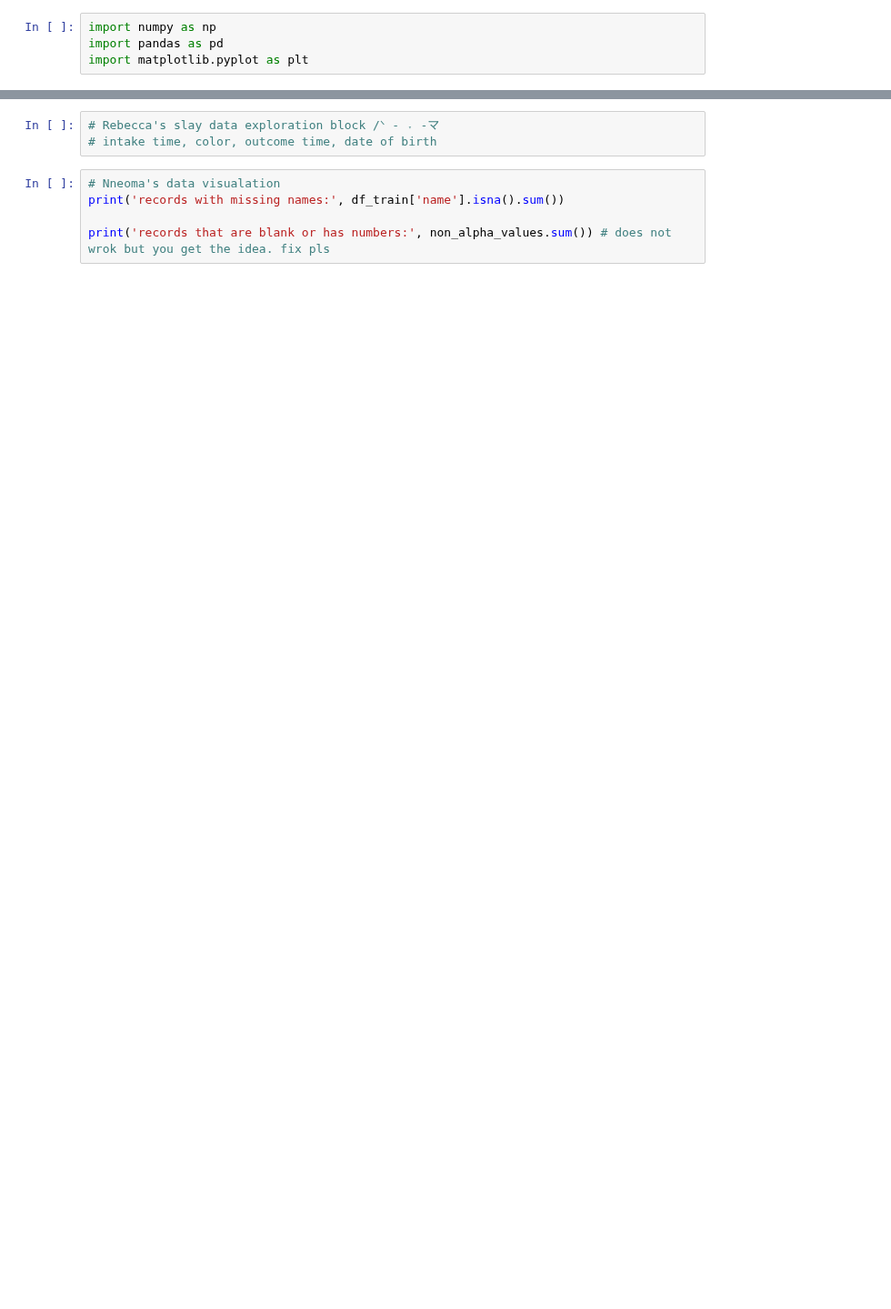
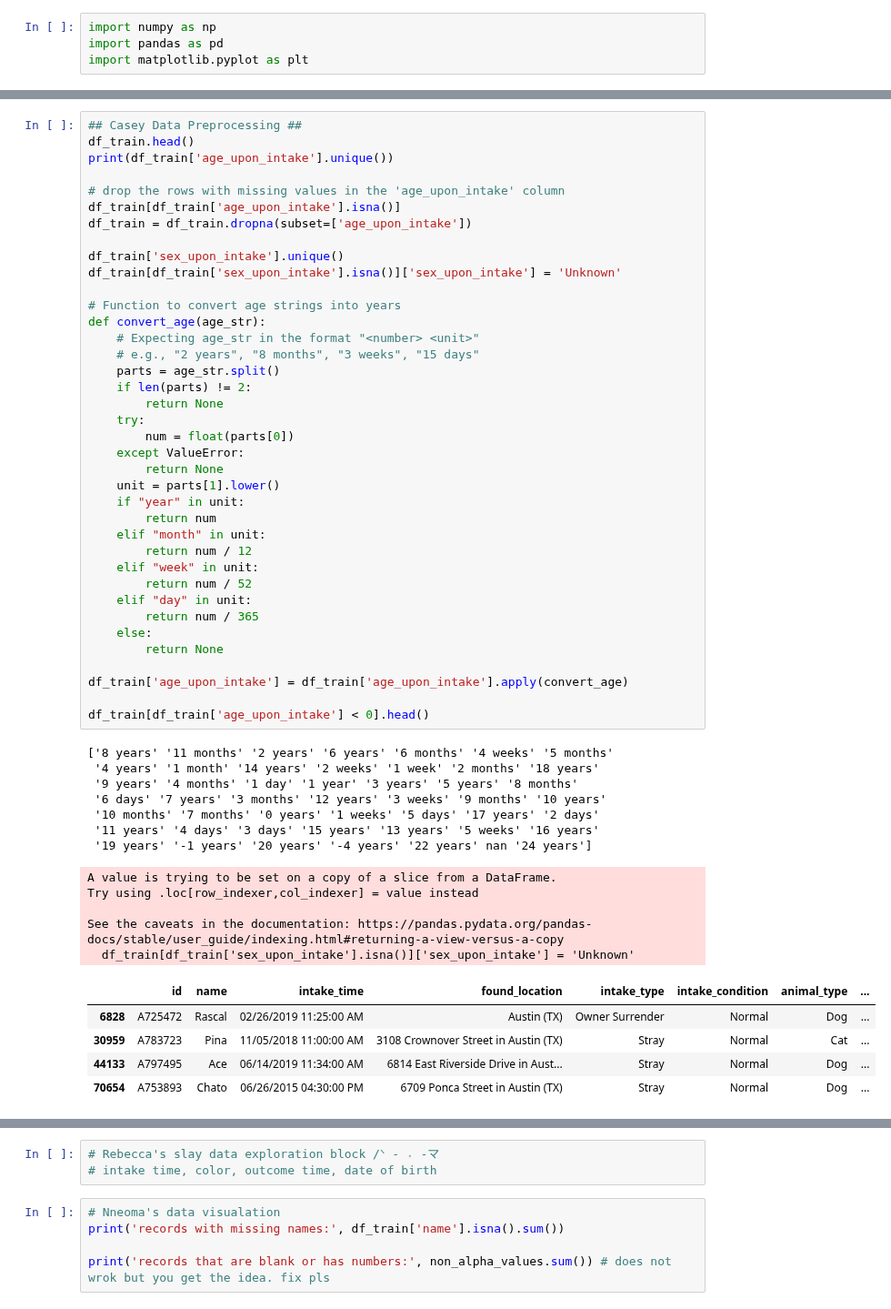
Before and after one commit to nneomaonochie/ml1-animal-data, a Jupyter notebook: ml-project.ipynb, the cells around one changed output, grey strips where cells are left out. Shown at 91% size. Drawn from its saved outputs; the diff is of its cells as text; blank space fills up the shorter version.

```diff
--- a/ml-project.ipynb
+++ b/ml-project.ipynb
@@ -31,0 +32,56 @@ records that are blank or has numbers: 33168
+# %%
+## Casey Data Preprocessing ##
+df_train.head()
+print(df_train['age_upon_intake'].unique())
+
+# drop the rows with missing values in the 'age_upon_intake' column
+df_train[df_train['age_upon_intake'].isna()]
+df_train = df_train.dropna(subset=['age_upon_intake'])
+
+df_train['sex_upon_intake'].unique()
+df_train[df_train['sex_upon_intake'].isna()]['sex_upon_intake'] = 'Unknown'
+
+# Function to convert age strings into years
+def convert_age(age_str):
+    # Expecting age_str in the format "<number> <unit>"
+    # e.g., "2 years", "8 months", "3 weeks", "15 days"
+    parts = age_str.split()
+    if len(parts) != 2:
+        return None
+    try:
+        num = float(parts[0])
+    except ValueError:
+        return None
+    unit = parts[1].lower()
+    if "year" in unit:
+        return num
+    elif "month" in unit:
+        return num / 12
+    elif "week" in unit:
+        return num / 52
+    elif "day" in unit:
+        return num / 365
+    else:
+        return None
+
+df_train['age_upon_intake'] = df_train['age_upon_intake'].apply(convert_age)
+
+df_train[df_train['age_upon_intake'] < 0].head()
+# %% [output]
+['8 years' '11 months' '2 years' '6 years' '6 months' '4 weeks' '5 months'
+ '4 years' '1 month' '14 years' '2 weeks' '1 week' '2 months' '18 years'
+ '9 years' '4 months' '1 day' '1 year' '3 years' '5 years' '8 months'
+ '6 days' '7 years' '3 months' '12 years' '3 weeks' '9 months' '10 years'
+ '10 months' '7 months' '0 years' '1 weeks' '5 days' '17 years' '2 days'
+ '11 years' '4 days' '3 days' '15 years' '13 years' '5 weeks' '16 years'
+ '19 years' '-1 years' '20 years' '-4 years' '22 years' nan '24 years']
+A value is trying to be set on a copy of a slice from a DataFrame.
+Try using .loc[row_indexer,col_indexer] = value instead
+
+See the caveats in the documentation: https://pandas.pydata.org/pandas-docs/stable/user_guide/indexing.html#returning-a-view-versus-a-copy
+  df_train[df_train['sex_upon_intake'].isna()]['sex_upon_intake'] = 'Unknown'
+|  | id | name | intake_time | found_location | intake_type | intake_condition | animal_type | ... |
+| 6828 | A725472 | Rascal | 02/26/2019 11:25:00 AM | Austin (TX) | Owner Surrender | Normal | Dog | ... |
+| 30959 | A783723 | Pina | 11/05/2018 11:00:00 AM | 3108 Crownover Street in Austin (TX) | Stray | Normal | Cat | ... |
+| 44133 | A797495 | Ace | 06/14/2019 11:34:00 AM | 6814 East Riverside Drive in Aust... | Stray | Normal | Dog | ... |
+| 70654 | A753893 | Chato | 06/26/2015 04:30:00 PM | 6709 Ponca Street in Austin (TX) | Stray | Normal | Dog | ... |
```
Also changed, not shown: parts of 6 cells of this notebook.
